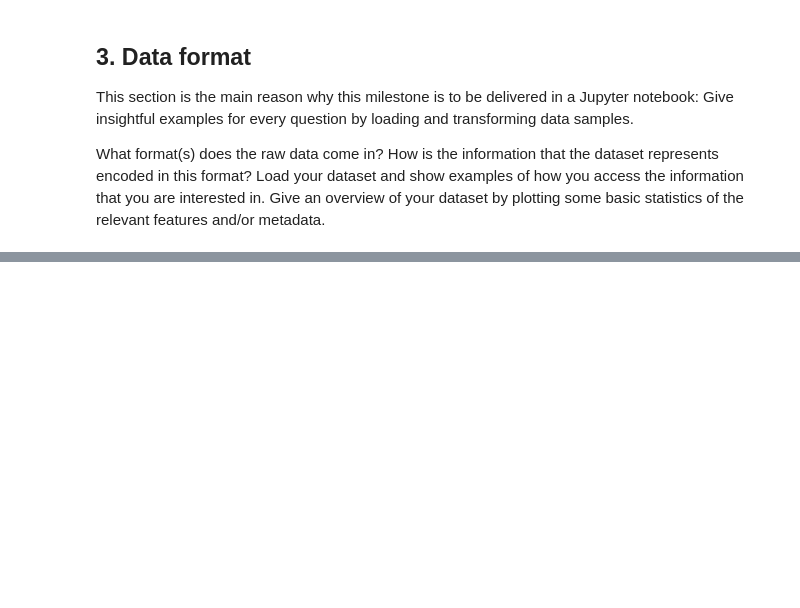
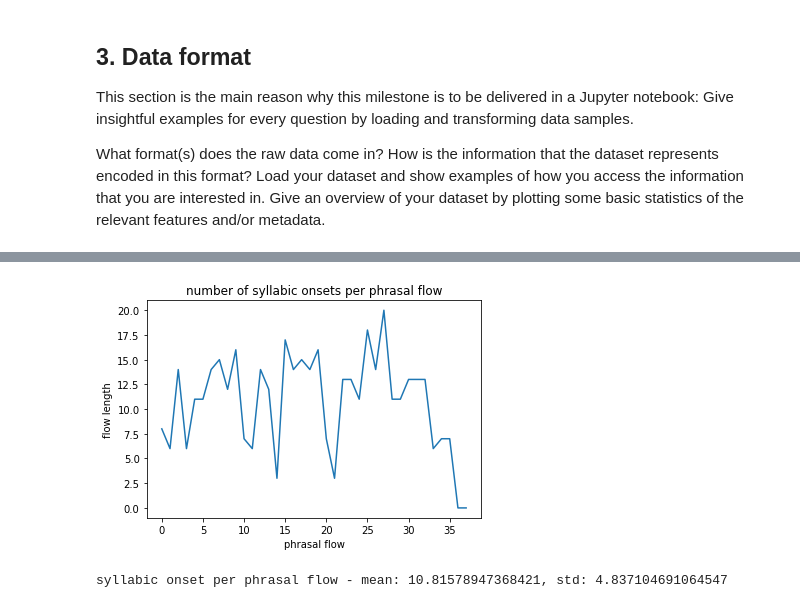
Before and after one commit to haeeunkim/dh401, a Jupyter notebook: milestone2-haeeun.ipynb, the cells around one changed output, grey strips where cells are left out. Saved outputs shown, nothing was run; the diff lists cells and outputs as text; code cells hidden in the pictures; blank space fills up the shorter version.

```diff
--- a/milestone2-haeeun.ipynb
+++ b/milestone2-haeeun.ipynb
@@ -74,0 +239,19 @@ encoding french dataset: xml file -> to humdrum
+# %%
+# according to the description on the website and our common knowledge of interpreting the lyrics,
+# we concluded that only level 3,4 break are meaningful.
+
+breaks_idx = sample_clean[sample_clean['**break'].apply(lambda x: x in ['3','4'])].index
+# add closing break point
+
+
+# create a new dataframe that will show the flowwise analysis on this song
+sample_flowwise = pd.DataFrame(columns=['recip','lyric'])
+
+
+for i in range(breaks_idx.shape[0]-1):
+    (start, end) = (breaks_idx[i], breaks_idx[i+1])
+    snippet = sample_clean.iloc[start:end]
+    sample_flowwise.at[i,'recip'] = snippet['**recip'].values
+    sample_flowwise.at[i,'lyric'] = ' '.join(snippet['**lyrics'].values)
+
+sample_flowwise.head(10)
@@ -74,0 +270,16 @@ encoding french dataset: xml file -> to humdrum
+# %%
+# plot the syllabic length of each phrasal flow
+
+plt.plot(sample_flowwise.recip.apply(len))
+plt.xlabel('phrasal flow')
+plt.ylabel('flow length')
+plt.title('number of syllabic onsets per phrasal flow')
+plt.show()
+# %% [output]
+[figure, added]
+# %%
+#average number of syllabic onset per phrasal flow
+print('syllabic onset per phrasal flow - mean: {0}, std: {1}'.format(sample_flowwise.recip.apply(len).mean(),\
+                                                                     sample_flowwise.recip.apply(len).std()))
+# %% [output]
+syllabic onset per phrasal flow - mean: 10.81578947368421, std: 4.837104691064547
```
Also changed, not shown: parts of 22 cells of this notebook.
